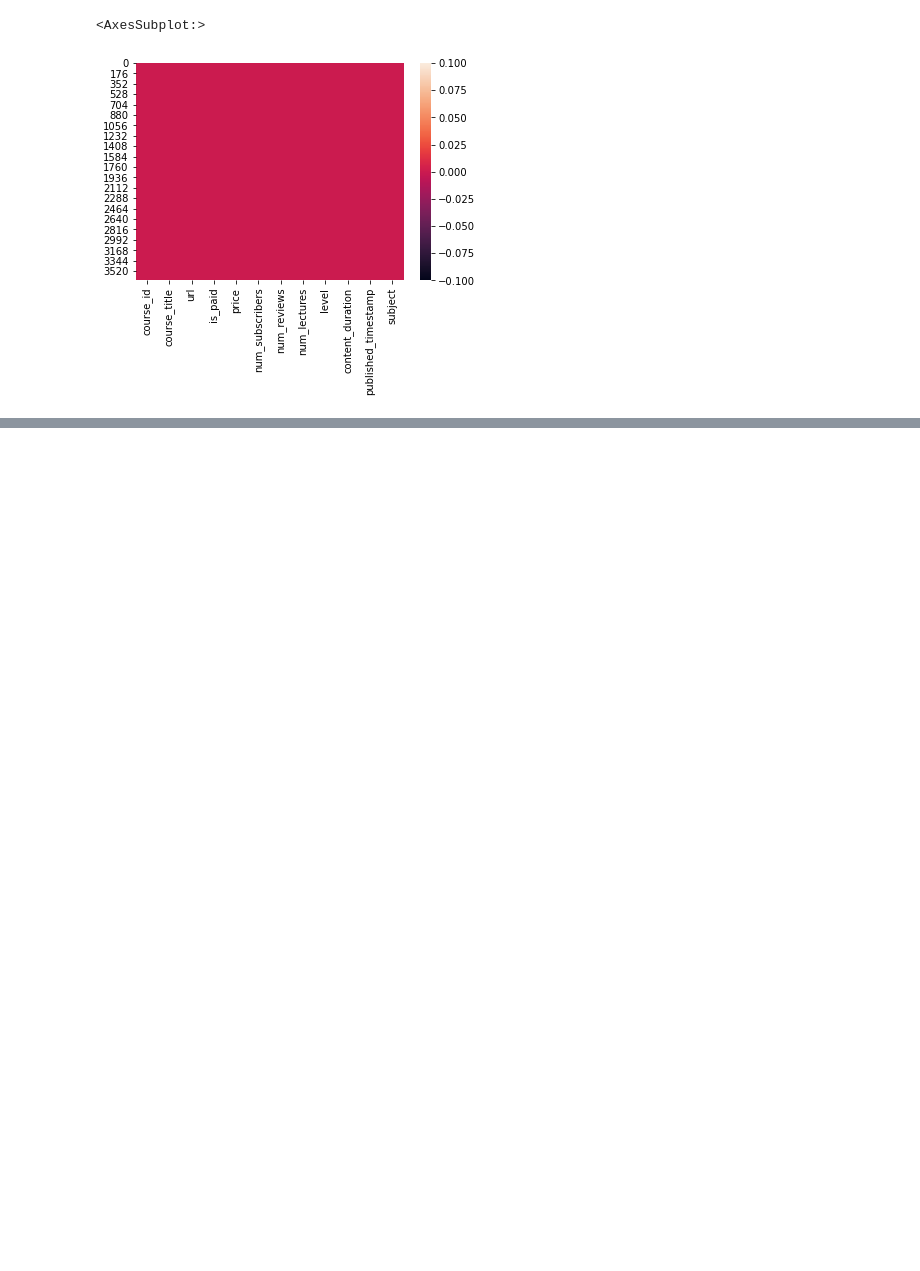
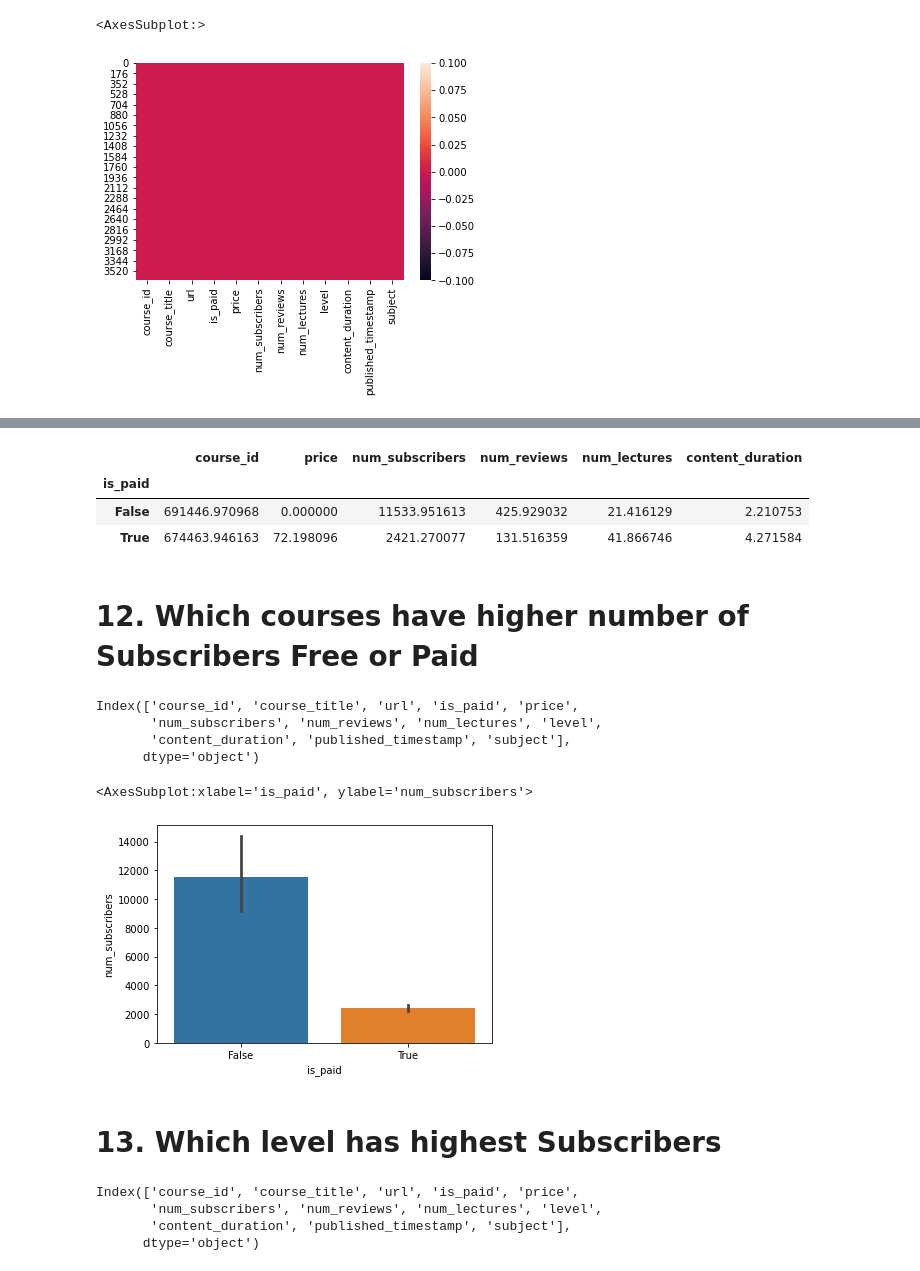
Before and after one commit to AkshayDev21/Data-Analysis-Projects, a Jupyter notebook: Udemy Course Dataset.ipynb, the cells around one changed output, grey strips where cells are left out. Drawn from its saved outputs; the diff is of its cells as text; code cells hidden in the pictures; blank space fills up the shorter version.

```diff
--- a/Udemy Course Dataset.ipynb
+++ b/Udemy Course Dataset.ipynb
@@ -136,0 +217,30 @@ sns.heatmap(data.isnull())
+# %%
+data.groupby(['is_paid']).mean()
+# %% [output]
+|  | course_id | price | num_subscribers | num_reviews | num_lectures | content_duration |
+| is_paid |  |  |  |  |  |  |
+| False | 691446.970968 | 0.000000 | 11533.951613 | 425.929032 | 21.416129 | 2.210753 |
+| True | 674463.946163 | 72.198096 | 2421.270077 | 131.516359 | 41.866746 | 4.271584 |
+# %% [markdown]
+# 12. Which courses have higher number of Subscribers Free or Paid
+# %%
+data.columns
+# %% [output]
+Index(['course_id', 'course_title', 'url', 'is_paid', 'price',
+       'num_subscribers', 'num_reviews', 'num_lectures', 'level',
+       'content_duration', 'published_timestamp', 'subject'],
+      dtype='object')
+# %%
+sns.barplot(x="is_paid",y="num_subscribers",data=data)
+# %% [output]
+<AxesSubplot:xlabel='is_paid', ylabel='num_subscribers'>
+[figure, added]
+# %% [markdown]
+# 13. Which level has highest Subscribers
+# %%
+data.columns
+# %% [output]
+Index(['course_id', 'course_title', 'url', 'is_paid', 'price',
+       'num_subscribers', 'num_reviews', 'num_lectures', 'level',
+       'content_duration', 'published_timestamp', 'subject'],
+      dtype='object')
```
Also changed, not shown: parts of 41 cells of this notebook.
